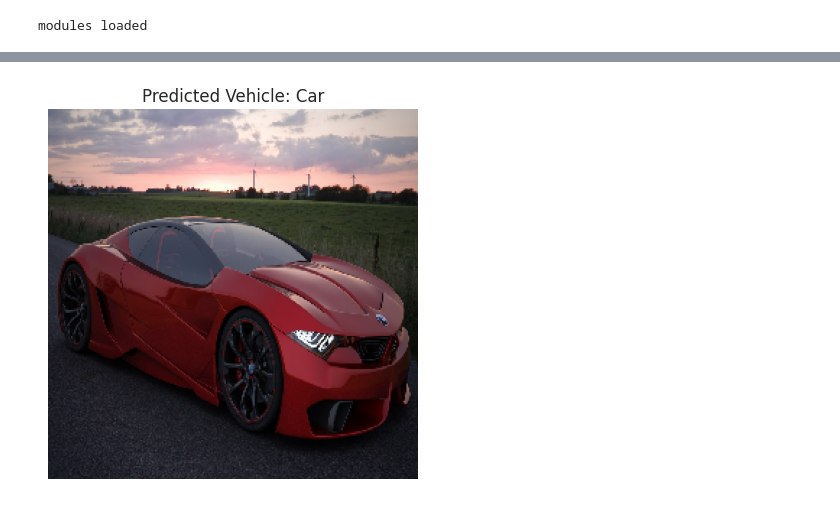
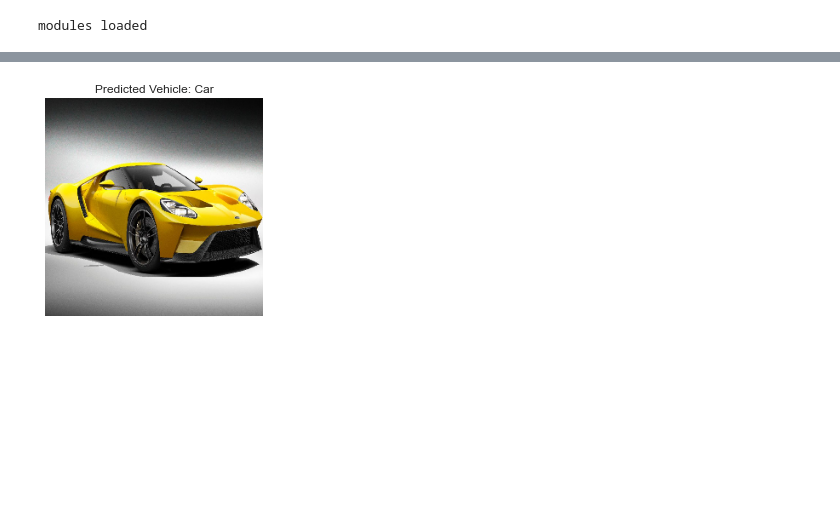
Before and after one commit to 64015161-Anuwat/Classification-of-vehicles, a Jupyter notebook: Load_WM2-New.ipynb, the cells around one changed output, grey strips where cells are left out. Drawn from its saved outputs; the diff is of its cells as text; code cells hidden in the pictures; blank space fills up the shorter version.

```diff
--- a/Load_WM2-New.ipynb
+++ b/Load_WM2-New.ipynb
@@ -132,4 +151,4 @@ predict_and_display(image_path_to_test, model, class_labels)
 # %%
-image_path_to_test = 'Dataset/Car/Image_21.jpg'
+image_path_to_test = 'Dataset/Car/Image_1.jpg'
 predict_and_display(image_path_to_test, model, class_labels)
 # %% [output]
@@ -137 +156 @@ predict_and_display(image_path_to_test, model, class_labels)
-[figure, old version]
+[figure, new version]
```
Also changed, not shown: parts of 21 cells of this notebook, 17 other files.
